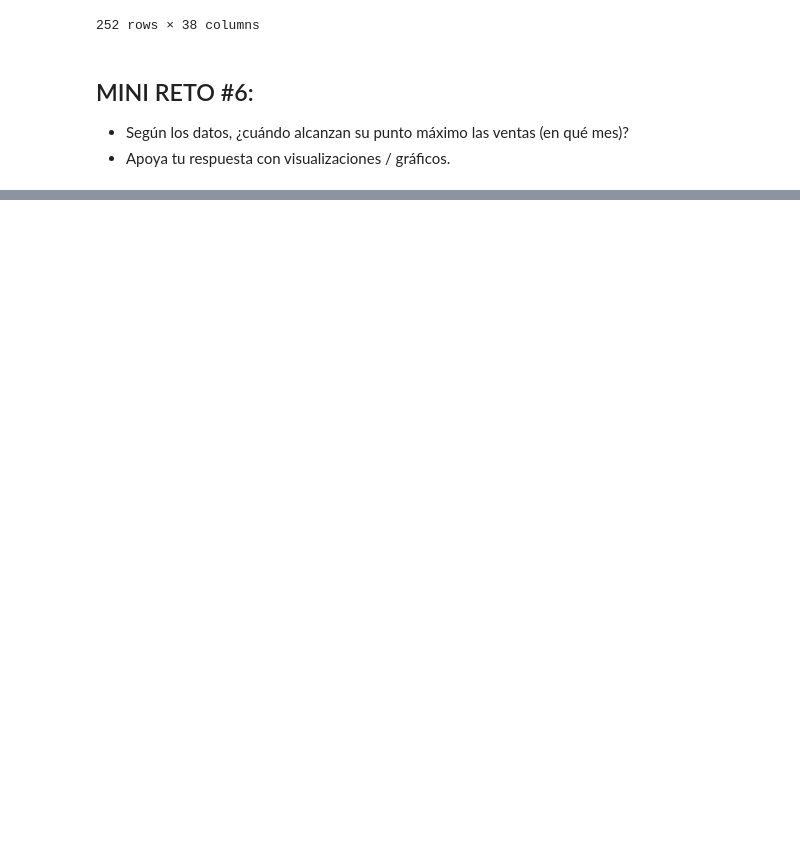
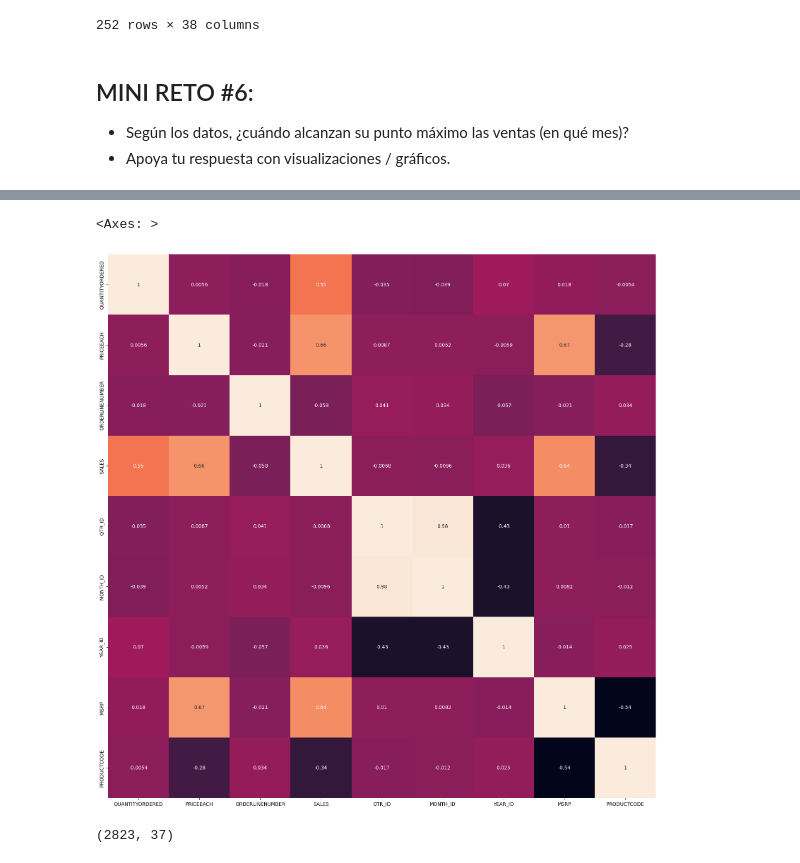
Before and after one commit to Itandewy-Abad/Marketing.AI, a Jupyter notebook: Marketing_AI.ipynb, the cells around one changed output, grey strips where cells are left out. Saved outputs shown, nothing was run; the diff lists cells and outputs as text; code cells hidden in the pictures; blank space fills up the shorter version.

```diff
--- a/Marketing_AI.ipynb
+++ b/Marketing_AI.ipynb
@@ -426,3 +425,7 @@ fig = px.line(x = sales_df_group.index, y = sales_df_group.SALES, title = 'Sales
 fig.show()
 # %% [output]
 [interactive output not drawn]
+# %%
+# Podemos eliminar 'ORDERDATE' y quedarnos con el resto de datos relacionados con la fecha como 'MONTH'
+sales_df.drop("ORDERDATE", axis = 1, inplace = True)
+sales_df.shape
@@ -428,0 +438,14 @@ fig.show()
+# %%
+plt.figure(figsize = (20, 20))
+corr_matrix = sales_df.iloc[:, :9].corr()
+sns.heatmap(corr_matrix, annot = True, cbar = False)
+# %% [output]
+<Axes: >
+[figure, added]
+# %%
+# Parece que el ID del trimestre y el ID del mes están altamente correlacionados.
+# Dejemos 'QTR_ID' (o 'MONTH_ID')
+sales_df.drop("QTR_ID", axis = 1, inplace = True)
+sales_df.shape
+# %% [output]
+(2823, 37)
```
Also changed, not shown: parts of 30 cells of this notebook.
